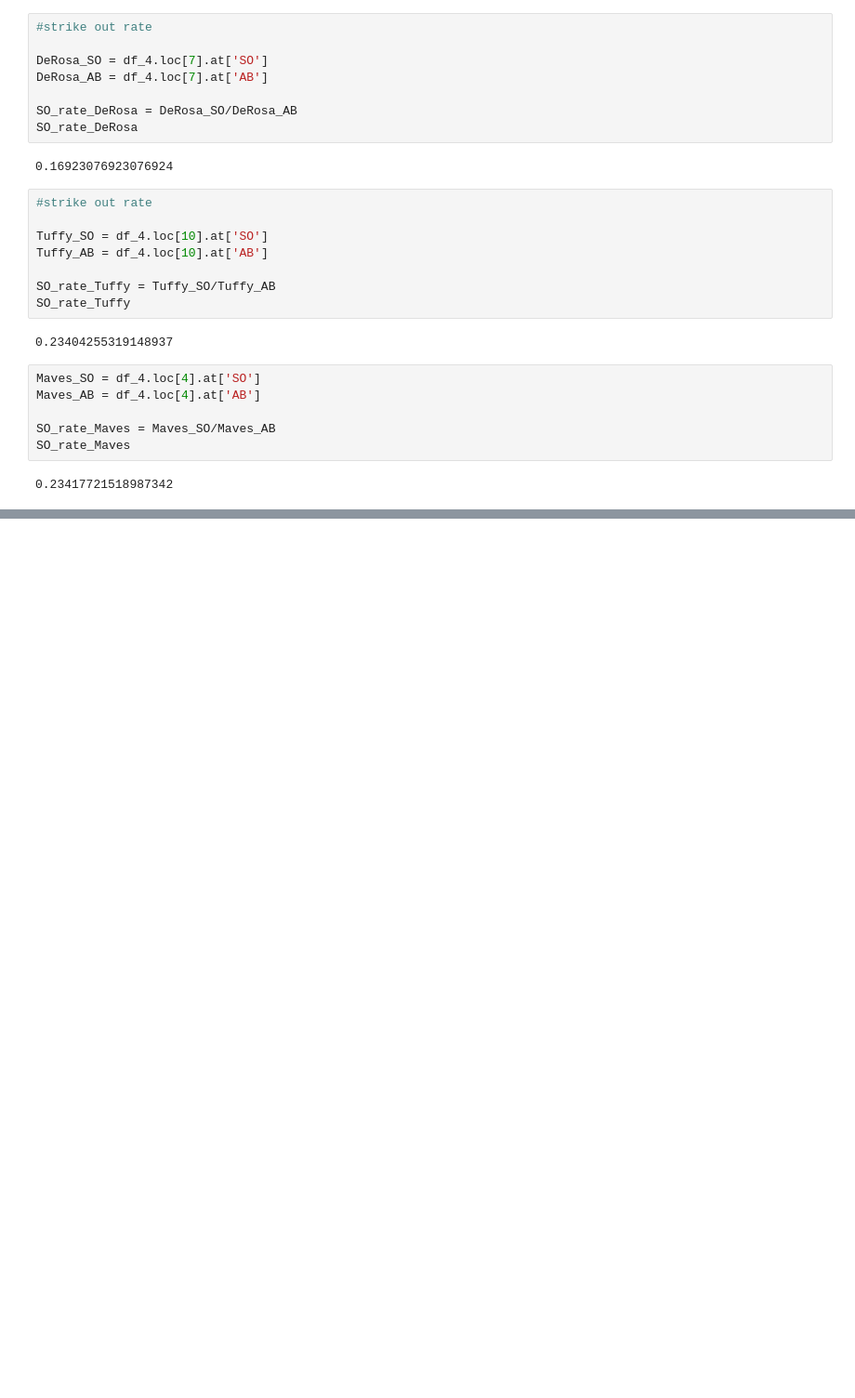
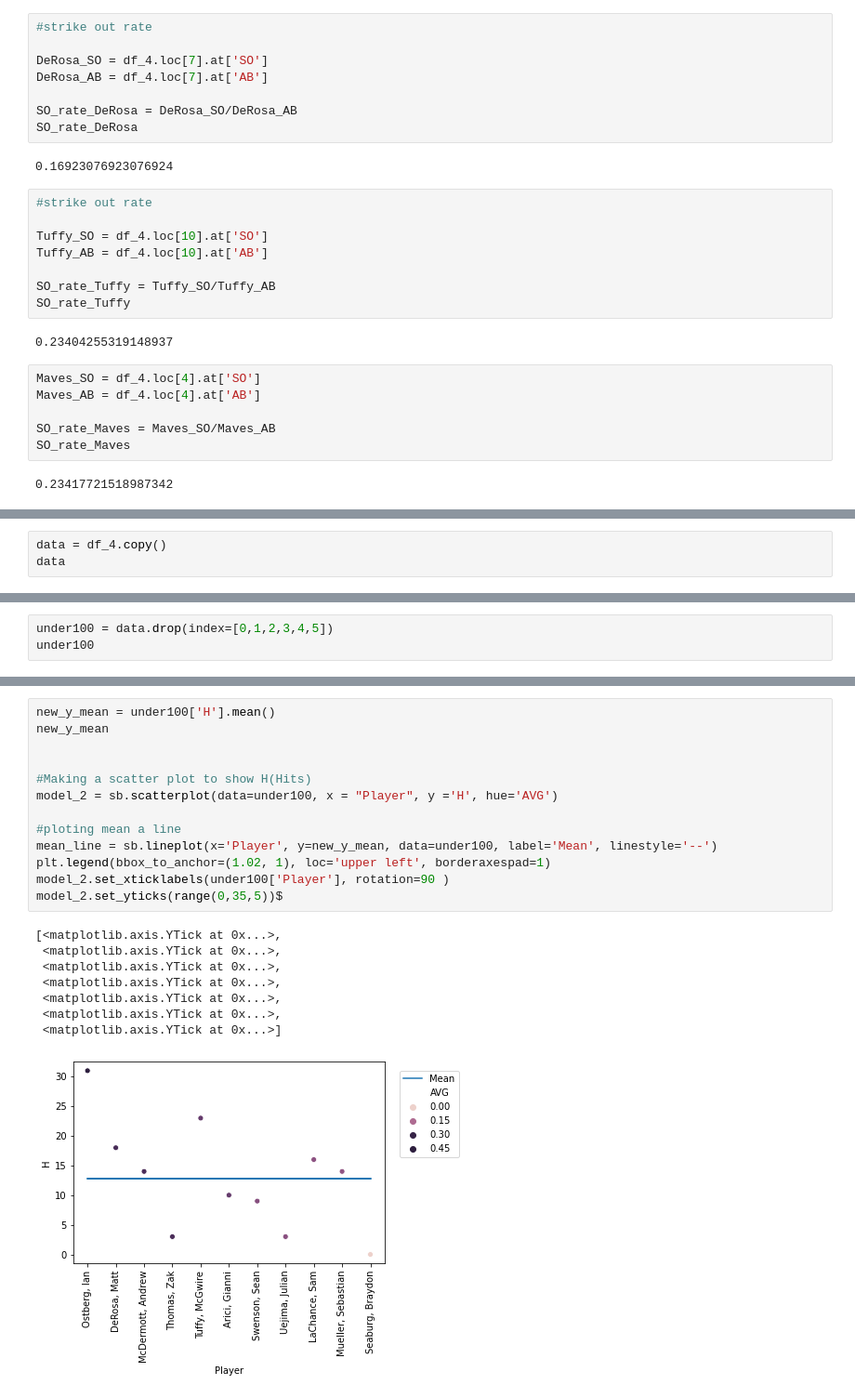
Before and after one commit to MicahlDeRosa/Baseball_stats, a Jupyter notebook: updated_data.ipynb, the cells around one changed output, grey strips where cells are left out. Shown: that part at 93% size. Cells and saved outputs as stored; diff of their text form; blank space fills up the shorter version.

Commit message:
Looking more at some basic models

```diff
--- a/updated_data.ipynb
+++ b/updated_data.ipynb
@@ -99,0 +125,3 @@ y_mean
+# %%
+data = df_4.copy()
+data
@@ -99,0 +148,3 @@ y_mean
+# %%
+under100 = data.drop(index=[0,1,2,3,4,5])
+under100
@@ -99,0 +165,22 @@ y_mean
+# %%
+new_y_mean = under100['H'].mean()
+new_y_mean
+
+
+#Making a scatter plot to show H(Hits)
+model_2 = sb.scatterplot(data=under100, x = "Player", y ='H', hue='AVG')
+
+#ploting mean a line
+mean_line = sb.lineplot(x='Player', y=new_y_mean, data=under100, label='Mean', linestyle='--')
+plt.legend(bbox_to_anchor=(1.02, 1), loc='upper left', borderaxespad=1)
+model_2.set_xticklabels(under100['Player'], rotation=90 )
+model_2.set_yticks(range(0,35,5))$
+# %% [output]
+[<matplotlib.axis.YTick at 0x...>,
+ <matplotlib.axis.YTick at 0x...>,
+ <matplotlib.axis.YTick at 0x...>,
+ <matplotlib.axis.YTick at 0x...>,
+ <matplotlib.axis.YTick at 0x...>,
+ <matplotlib.axis.YTick at 0x...>,
+ <matplotlib.axis.YTick at 0x...>]
+[figure, added]
```
Also changed, not shown: parts of 7 cells of this notebook.
